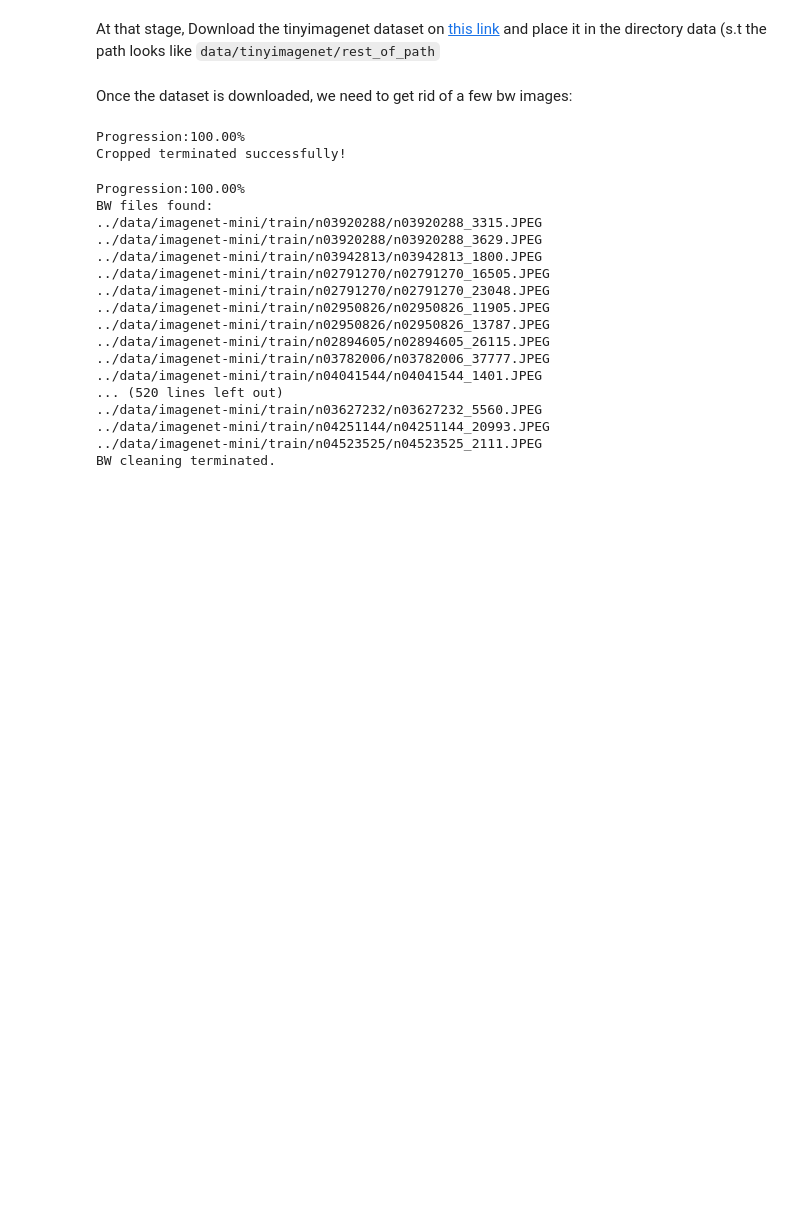
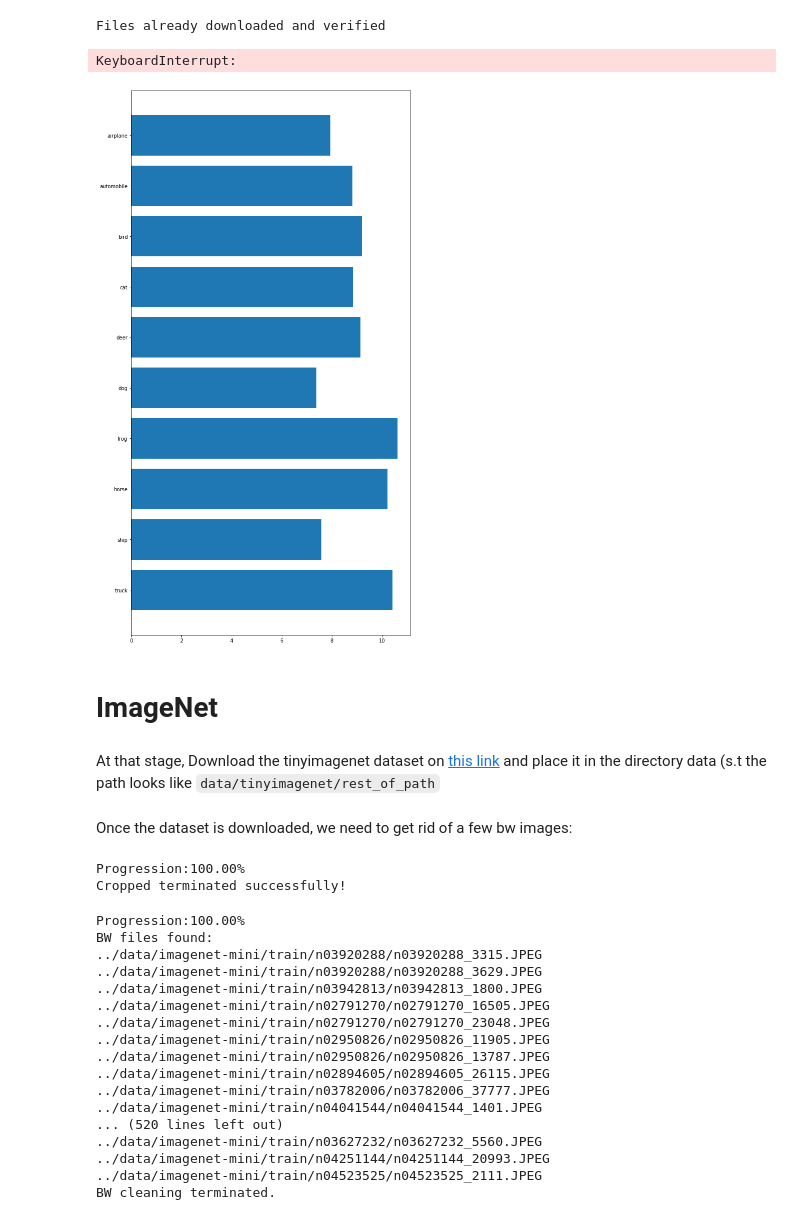
Before and after one commit to torchlurk/torchlurk, a Jupyter notebook: src/run_backend.ipynb, the cells around one changed output. Saved outputs shown, nothing was run; the diff lists cells and outputs as text; code cells hidden in the pictures; blank space fills up the shorter version.

Commit message:
saved

```diff
--- a/src/run_backend.ipynb
+++ b/src/run_backend.ipynb
@@ -48,0 +56,25 @@ pd.DataFrame()
+# %%
+cifar_dataset = torchvision.datasets.CIFAR10("../data/CIFAR10", train=True, transform=None, target_transform=None, download=True)
+
+def convert_to_jpg_dirs(cifar_dataset,target_dir="../data/CIFAR10imgs"):
+    cifar_dir = Path(target_dir)
+    cifar_dir.mkdir(parents=False,exist_ok=True)
+
+    lab2title = {j:i for i,j in cifar_dataset.class_to_idx.items()}
+    for i,image_lab in enumerate(cifar_dataset):
+        clear_output(wait=True)
+        print("Progression:{:.2f} %".format(i/len(cifar_dataset)*100))
+        class_title = lab2title[image_lab[1]]
+        class_dir  = cifar_dir.joinpath(class_title)
+        class_dir.mkdir(parents=False,exist_ok=True)
+        smple_path = class_dir.joinpath(class_dir.stem + "_" + str(i)+".jpg")
+        image_lab[0].save(str(smple_path))
+# %% [output]
+Files already downloaded and verified
+# %%
+preprocess_cif = transforms.Compose(
+    [transforms.ToTensor(),
+     transforms.Normalize((0.5, 0.5, 0.5), (0.5, 0.5, 0.5))])
+dataset_cifar = ImageFolderWithPaths("../data/CIFAR10imgs/images/",transform=preprocess_cifar)
+model_cif = vgg.vgg11_bn(pretrained=True)
+data_loader = torch.utils.data.DataLoader(dataset_cifar, batch_size=1, shuffle=True)
@@ -49,3 +88,20 @@ pd.DataFrame()
+# %%
+#watch out: once you chose a folder name for the computed images and a json name, the json name will point to that folder name exclusively.
+lurker_cif = Lurk(model_cif,preprocess_cif,labels_path="../data/CIFAR10imgs/labels2.txt"
+                              ,save_gen_imgs_dir='../results/cifar/'
+                              ,save_json_path='../saved_model/cifar.json'
+                              ,imgs_src_dir="../data/CIFAR10imgs/images/"
+                              ,side_size=32)
+# %%
+lurker_cif.compute_avgmax_imgs()
+# %% [output]
+KeyboardInterrupt:
+# %%
+lurker_cif.plot_hist(0,0,"max")
+# %% [output]
+[figure, added]
+# %% [markdown]
+# ImageNet
 # %% [markdown]
 At that stage, Download the tinyimagenet dataset on [this link](https://www.kaggle.com/ifigotin/imagenetmini-1000#n01440764_10470.JPEG) and place it in the directory data (s.t the path looks like `data/tinyimagenet/rest_of_path`
 # %% [markdown]
```
Also changed, not shown: parts of 16 cells of this notebook, 3 other files.
